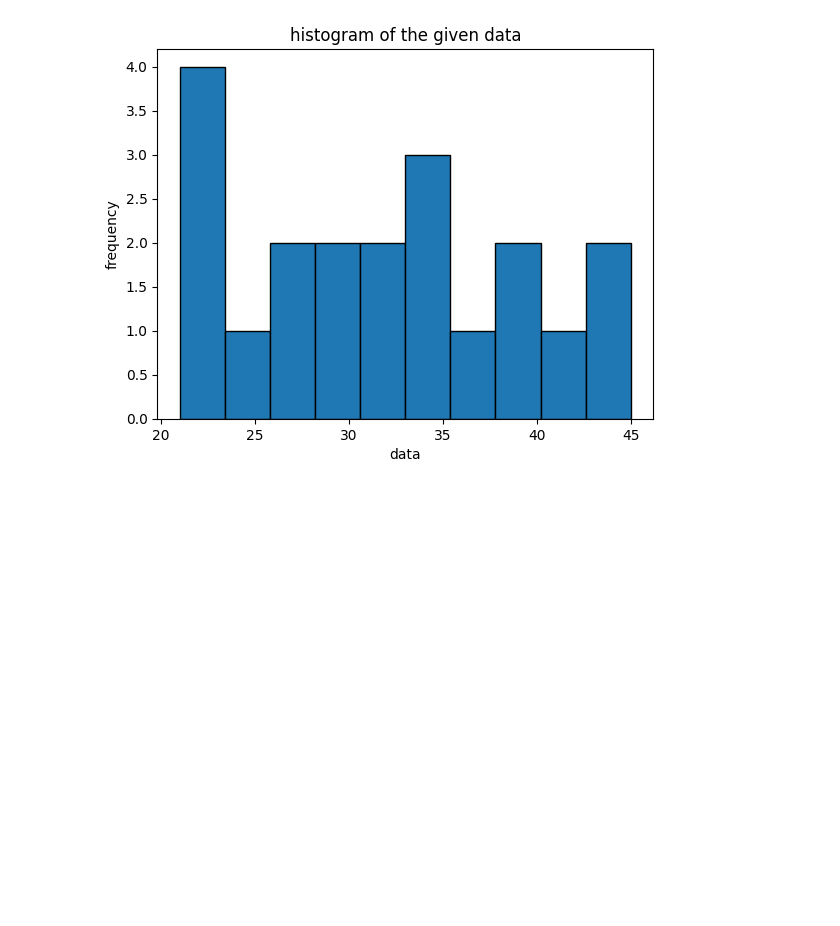
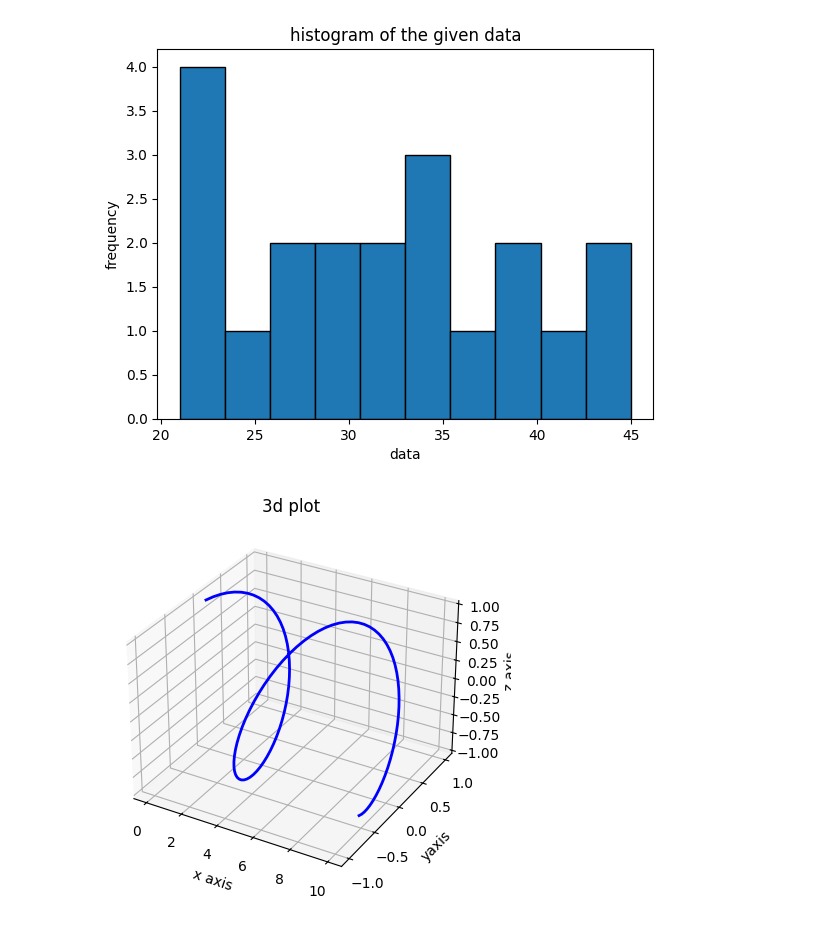
Before and after one commit to Avinash2003-11/Machine-learning, a Jupyter notebook: exp.ipynb, the cells around one changed output. Cells and saved outputs as stored; diff of their text form; code cells hidden in the pictures; blank space fills up the shorter version.

```diff
--- a/exp.ipynb
+++ b/exp.ipynb
@@ -386,3 +386,23 @@ plt.ylabel("frequency")
 plt.show()
 # %% [output]
 [figure]
+# %%
+import matplotlib.pyplot as plt
+from mpl_toolkits.mplot3d import Axes3D
+import numpy as np
+
+fig = plt.figure()
+ax = fig.add_subplot(111, projection = '3d')
+
+x = np.linspace(0,10,100)
+y = np.sin(x)
+z = np.cos(x)
+
+ax.plot(x, y, z, color = 'blue', linewidth = 2)
+ax.set_xlabel("x axis")
+ax.set_ylabel("yaxis")
+ax.set_zlabel("z axis")
+plt.title("3d plot")
+plt.show()
+# %% [output]
+[figure, added]
```
Also changed, not shown: parts of 1 cell of this notebook.
